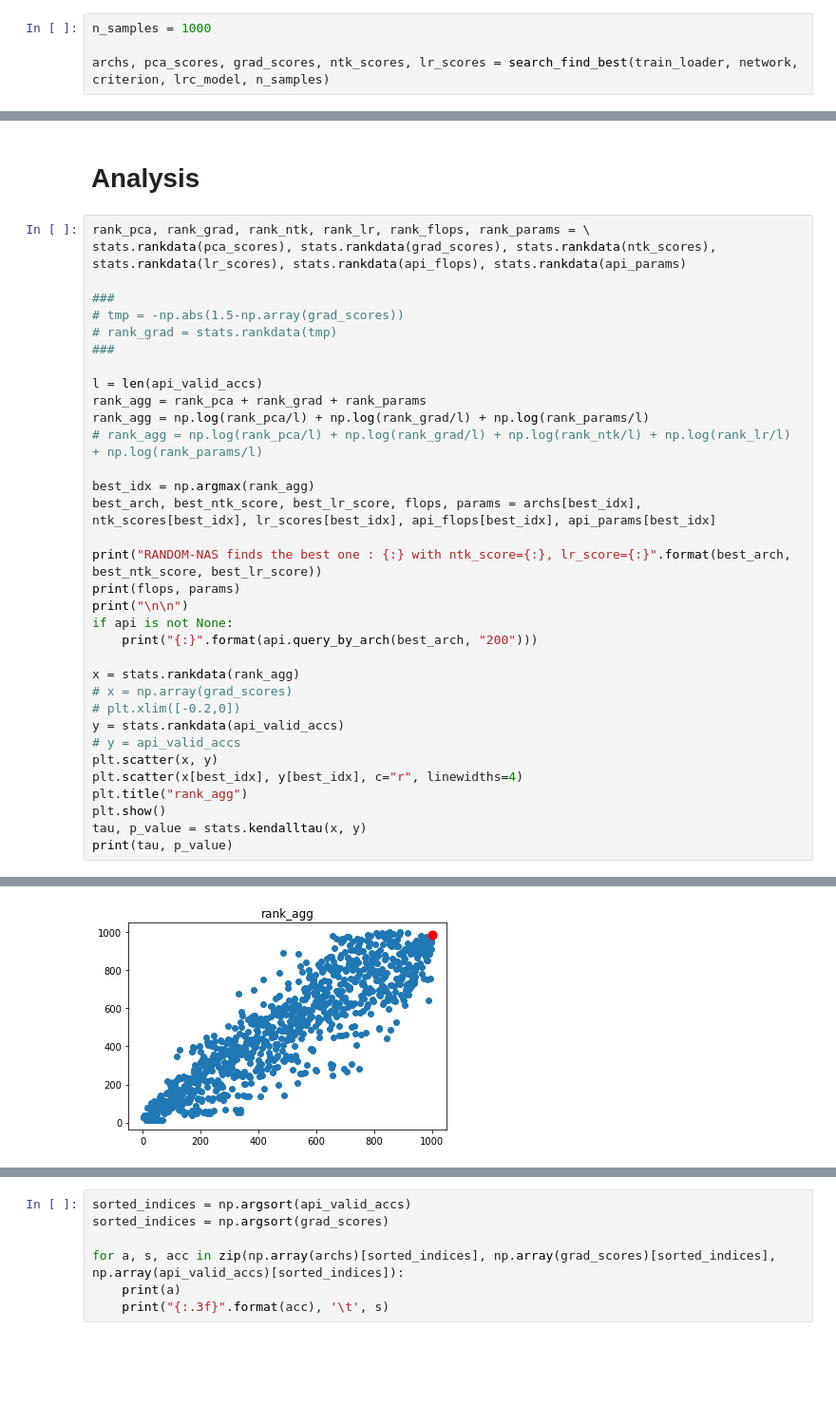
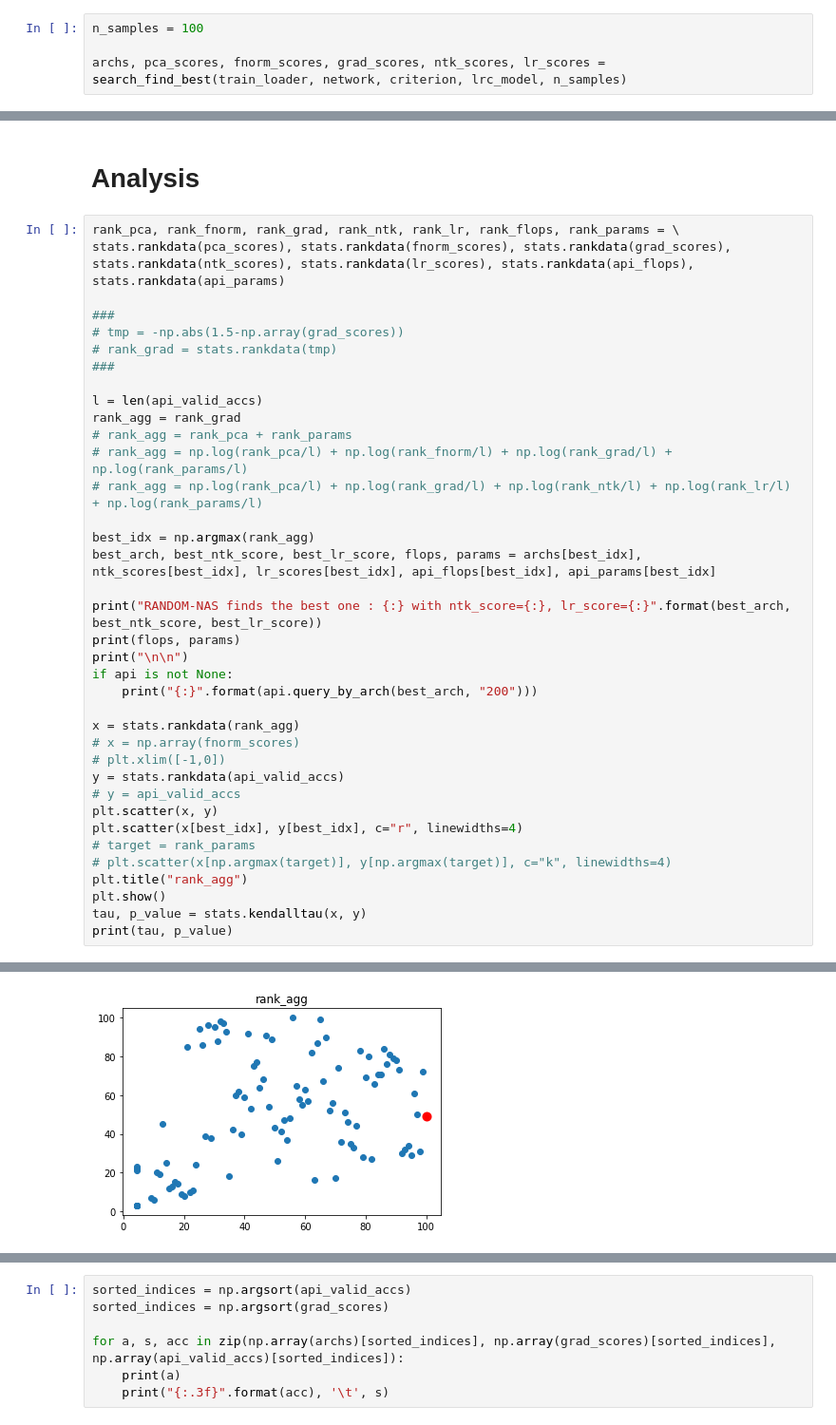
Before and after one commit to cvlab-yonsei/AZ-NAS, a Jupyter notebook: test_files/230131_grad_vanish/training_free_analysis.ipynb, the cells around one changed output, grey strips where cells are left out. Shown at 95% size. Saved outputs shown, nothing was run; the diff lists cells and outputs as text; blank space fills up the shorter version.

```diff
--- a/test_files/230131_grad_vanish/training_free_analysis.ipynb
+++ b/test_files/230131_grad_vanish/training_free_analysis.ipynb
@@ -499,7 +514,7 @@ Files already downloaded and verified
 Files already downloaded and verified
 => do not find the last-info file : results/tmp/seed-36634-last-info.pth
 # %%
-n_samples = 1000
+n_samples = 100
 
-archs, pca_scores, grad_scores, ntk_scores, lr_scores = search_find_best(train_loader, network, criterion, lrc_model, n_samples)
+archs, pca_scores, fnorm_scores, grad_scores, ntk_scores, lr_scores = search_find_best(train_loader, network, criterion, lrc_model, n_samples)
 # %% [output]
@@ -727,8 +764,8 @@ for a in archs:
 # %% [markdown]
 # Analysis
 # %%
-rank_pca, rank_grad, rank_ntk, rank_lr, rank_flops, rank_params = \
-stats.rankdata(pca_scores), stats.rankdata(grad_scores), stats.rankdata(ntk_scores), stats.rankdata(lr_scores), stats.rankdata(api_flops), stats.rankdata(api_params)
+rank_pca, rank_fnorm, rank_grad, rank_ntk, rank_lr, rank_flops, rank_params = \
+stats.rankdata(pca_scores), stats.rankdata(fnorm_scores), stats.rankdata(grad_scores), stats.rankdata(ntk_scores), stats.rankdata(lr_scores), stats.rankdata(api_flops), stats.rankdata(api_params)
 
 ###
 # tmp = -np.abs(1.5-np.array(grad_scores))
@@ -736,8 +773,9 @@ stats.rankdata(pca_scores), stats.rankdata(grad_scores), stats.rankdata(ntk_scor
 ###
 
 l = len(api_valid_accs)
-rank_agg = rank_pca + rank_grad + rank_params
-rank_agg = np.log(rank_pca/l) + np.log(rank_grad/l) + np.log(rank_params/l)
+rank_agg = rank_grad
+# rank_agg = rank_pca + rank_params
+# rank_agg = np.log(rank_pca/l) + np.log(rank_fnorm/l) + np.log(rank_grad/l) + np.log(rank_params/l)
 # rank_agg = np.log(rank_pca/l) + np.log(rank_grad/l) + np.log(rank_ntk/l) + np.log(rank_lr/l) + np.log(rank_params/l)
 
 best_idx = np.argmax(rank_agg)
@@ -750,12 +788,14 @@ if api is not None:
     print("{:}".format(api.query_by_arch(best_arch, "200")))
 
 x = stats.rankdata(rank_agg)
-# x = np.array(grad_scores)
-# plt.xlim([-0.2,0])
+# x = np.array(fnorm_scores)
+# plt.xlim([-1,0])
 y = stats.rankdata(api_valid_accs)
 # y = api_valid_accs
 plt.scatter(x, y)
 plt.scatter(x[best_idx], y[best_idx], c="r", linewidths=4)
+# target = rank_params
+# plt.scatter(x[np.argmax(target)], y[np.argmax(target)], c="k", linewidths=4)
 plt.title("rank_agg")
 plt.show()
 tau, p_value = stats.kendalltau(x, y)
@@ -781 +821 @@ ImageNet16-120 train : [loss = 1.779, top1 = 52.74%], valid : [loss = 2.233, top
-[figure, old version]
+[figure, new version]
```
Also changed, not shown: parts of 5 cells of this notebook.
